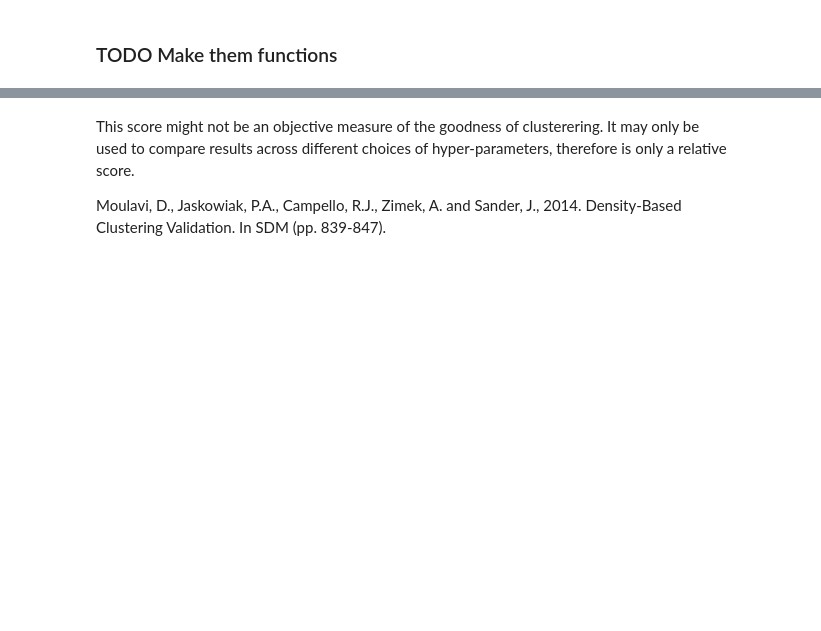
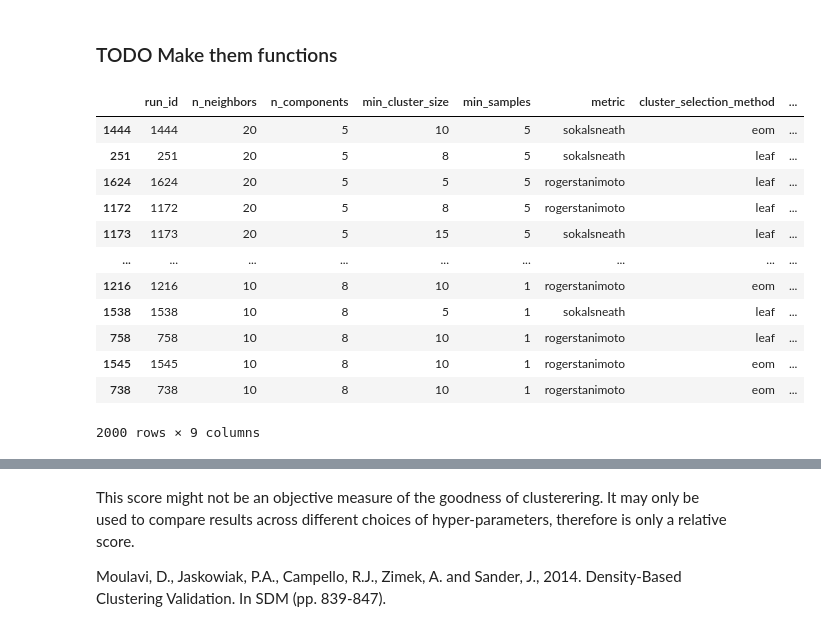
Before and after one commit to bigliolimatteo/how-politicians-change-their-mind, a Jupyter notebook: main.ipynb, the cells around one changed output, grey strips where cells are left out. Cells and saved outputs as stored; diff of their text form; code cells hidden in the pictures; blank space fills up the shorter version.

```diff
--- a/main.ipynb
+++ b/main.ipynb
@@ -340,5 +347,5 @@ param_dist = {'n_neighbors':[10,15,20],
               'min_samples': [1,3,5],
               'min_cluster_size':[5,8,10,15],
               'cluster_selection_method' : ['eom','leaf'],
-              'metric' : ['sokalsneath','rogerstanimoto','sokalmichener','euclidean']
+              'metric' : ['sokalsneath','rogerstanimoto','manhattan','euclidean']
              }
@@ -346,0 +352,17 @@ random_search(X_tfidf, param_dist, 500)
+# %%
+hyp_TFIDF = random_search(X_tfidf, param_dist, 2000)
+hyp_TFIDF
+# %% [output]
+|  | run_id | n_neighbors | n_components | min_cluster_size | min_samples | metric | cluster_selection_method | ... |
+| 1444 | 1444 | 20 | 5 | 10 | 5 | sokalsneath | eom | ... |
+| 251 | 251 | 20 | 5 | 8 | 5 | sokalsneath | leaf | ... |
+| 1624 | 1624 | 20 | 5 | 5 | 5 | rogerstanimoto | leaf | ... |
+| 1172 | 1172 | 20 | 5 | 8 | 5 | rogerstanimoto | leaf | ... |
+| 1173 | 1173 | 20 | 5 | 15 | 5 | sokalsneath | leaf | ... |
+| ... | ... | ... | ... | ... | ... | ... | ... | ... |
+| 1216 | 1216 | 10 | 8 | 10 | 1 | rogerstanimoto | eom | ... |
+| 1538 | 1538 | 10 | 8 | 5 | 1 | sokalsneath | leaf | ... |
+| 758 | 758 | 10 | 8 | 10 | 1 | rogerstanimoto | leaf | ... |
+| 1545 | 1545 | 10 | 8 | 10 | 1 | rogerstanimoto | eom | ... |
+| 738 | 738 | 10 | 8 | 10 | 1 | rogerstanimoto | eom | ... |
+2000 rows × 9 columns
```
Also changed, not shown: parts of 13 cells of this notebook.
